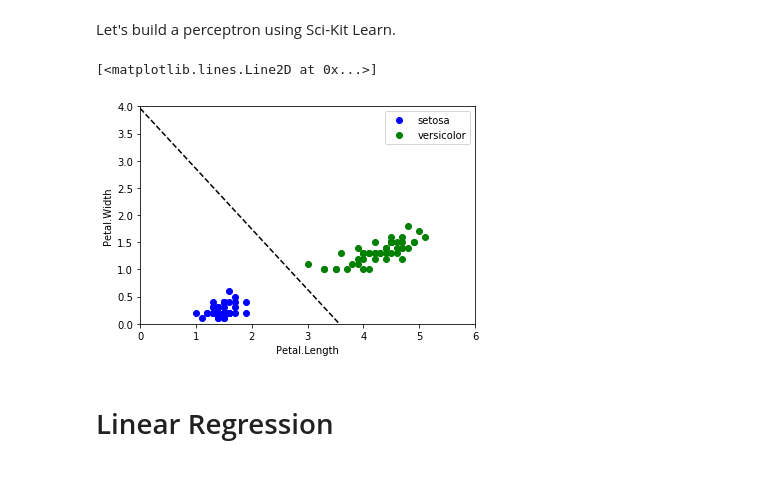
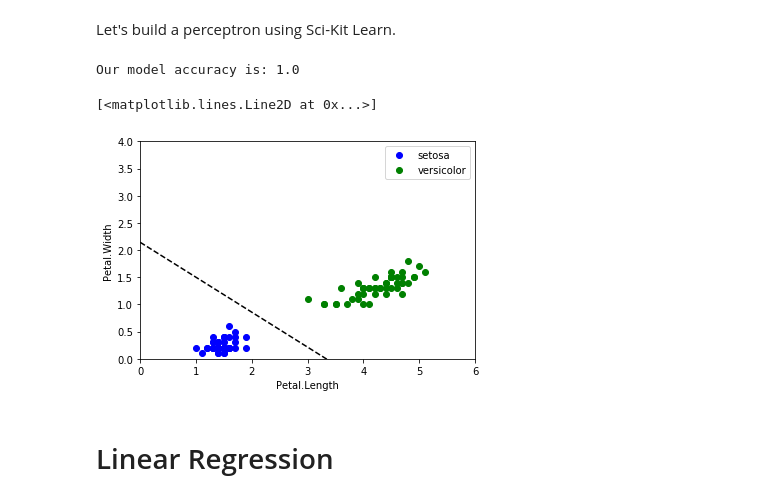
Before and after one commit to lutzhamel/CSC310, a Jupyter notebook: notes/10-models.ipynb, the cells around one changed output. Drawn from its saved outputs; the diff is of its cells as text; code cells hidden in the pictures.

```diff
--- a/notes/10-models.ipynb
+++ b/notes/10-models.ipynb
@@ -96,12 +98,16 @@ import pandas
 # %%
-# prepare our data - just grab the two variables from the Iris dataset that mattered
+# prepare our data - just grab the two independent variables from the Iris dataset that mattered
+# in addition to the target.
 iris_df = pandas.read_csv("assets/iris.csv")
 shrink_df = iris_df[['Petal.Width','Petal.Length','Species']]
 
-# The perceptron can only deal with two labels at a time so drop one of them: virginica
+# The perceptron can only deal with two labels at a
+# time so drop one of them: virginica
 model_df = shrink_df[shrink_df.Species != 'virginica']
 
 # feature matrix and target vector
 model_features_df = model_df[['Petal.Length','Petal.Width']]
-# neural networks can only deal with numerical target values
-model_target_df = model_df['Species'].apply(lambda x: 1 if x == 'setosa' else -1)
+# neural networks can only deal with numerical target values,
+# recode the labels as numerical values
+f = (lambda x: 1 if x == 'setosa' else -1)
+model_target_df = model_df['Species'].apply(f)
@@ -117,19 +114,40 @@ offset = - model.intercept_/model.coef_[1]
+# %%
+# build and fit the perceptron model
+from sklearn.linear_model import Perceptron
+model = Perceptron()
+model.fit(model_features_df, model_target_df)
+
+# model accuracy
+predict_array = model.predict(model_features_df)      # produces an array of labels
+predicted_values = pandas.DataFrame(predict_array)  # turn it into a DF
+predicted_values.columns = ['Species']          # name the column - same name as in target!
+print("Our model accuracy is: {}".format(accuracy_score(model_target_df, predicted_values)))
+# %% [output]
+Our model accuracy is: 1.0
 # %%
+# compute the model in terms that we can plot
+slope = - model.coef_[0][0]/model.coef_[0][1]
+offset = - model.intercept_[0]/model.coef_[0][1]
+
 # scatter plot of the data
-plt.plot(model_df['Petal.Length'][model_df.Species == 'setosa'],model_df['Petal.Width'][model_df.Species == 'setosa'],'bo')
-plt.plot(model_df['Petal.Length'][model_df.Species == 'versicolor'],model_df['Petal.Width'][model_df.Species == 'versicolor'],'go')
+plt.plot(model_df['Petal.Length'][model_df.Species == 'setosa'],
+         model_df['Petal.Width'][model_df.Species == 'setosa'],
+         'bo')
+plt.plot(model_df['Petal.Length'][model_df.Species == 'versicolor'],
+         model_df['Petal.Width'][model_df.Species == 'versicolor'],
+         'go')
 plt.axis([0, 6, 0, 4])
 plt.xlabel('Petal.Length')
 plt.ylabel('Petal.Width')
 plt.legend(['setosa','versicolor'])
 
 # plot the model
 x_ticks = [0,6]
 y_ticks = [slope * i + offset for i in x_ticks]
 plt.plot(x_ticks,y_ticks,"k--")
 # %% [output]
 [<matplotlib.lines.Line2D at 0x...>]
-[figure, old version]
+[figure, new version]
 # %% [markdown]
 # Linear Regression
 # %% [markdown]
```
Also changed, not shown: parts of 2 cells of this notebook, 1 other file.
